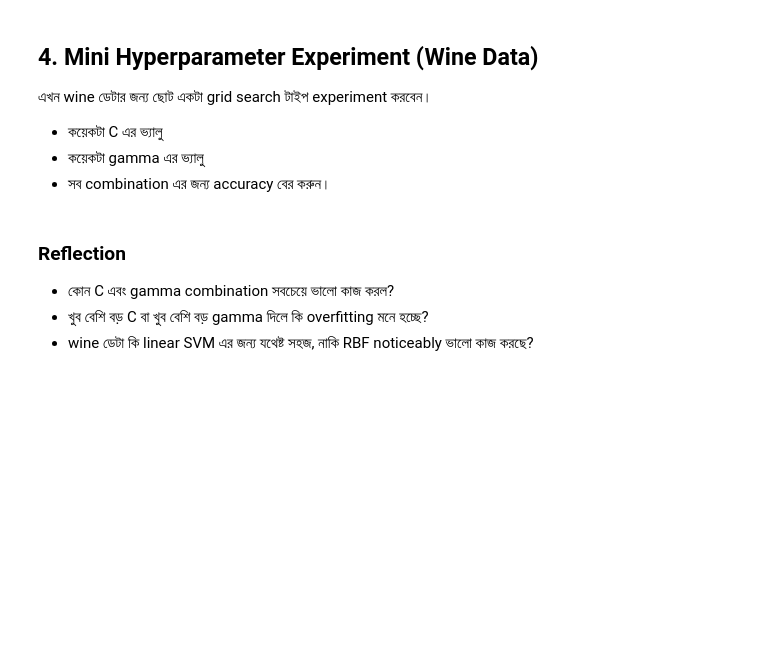
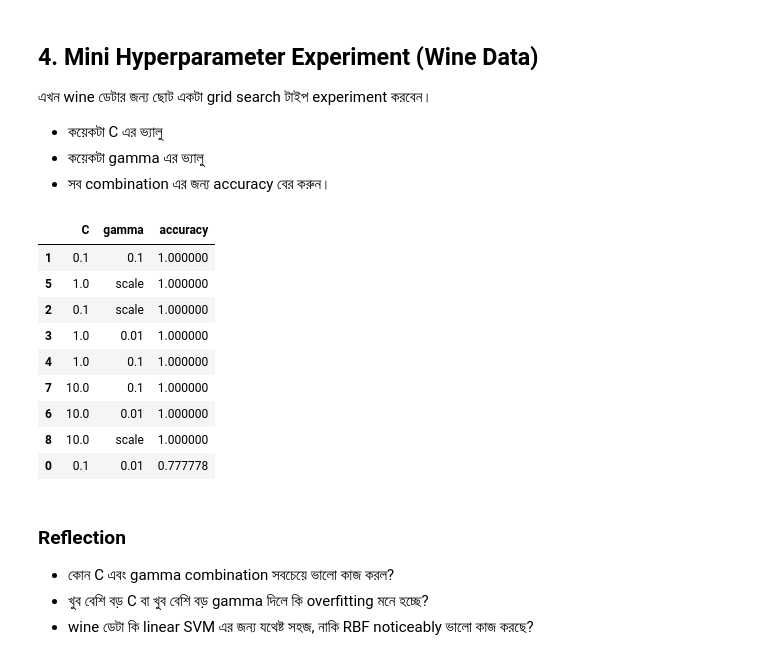
Before and after one commit to sonjoy1s/ML, a Jupyter notebook: Module_15_Practice.ipynb, the cells around one changed output. Cells and saved outputs as stored; diff of their text form; code cells hidden in the pictures; blank space fills up the shorter version.

```diff
--- a/Module_15_Practice.ipynb
+++ b/Module_15_Practice.ipynb
@@ -145,19 +145,17 @@ Feature names: ['alcohol', 'malic_acid', 'ash', 'alcalinity_of_ash', 'magnesium'
 # Use test_size around 0.2 and random_state=42
 
 # Then apply StandardScaler on the features
-
-# Xw_train, Xw_test, yw_train, yw_test = train_test_split(...)
-# scaler_wine = StandardScaler()
-# Xw_train_scaled = scaler_wine.fit_transform(Xw_train)
-# Xw_test_scaled = scaler_wine.transform(Xw_test)
+Xw_train, Xw_test, yw_train, yw_test = train_test_split(X_wine,y_wine,test_size=0.2,random_state=42)
+scaler_wine = StandardScaler()
+Xw_train_scaled = scaler_wine.fit_transform(Xw_train)
+Xw_test_scaled = scaler_wine.transform(Xw_test)
 # %%
 # 3.3 Train an SVM classifier with RBF kernel
 # TODO: create an SVC with kernel='rbf', C=1.0, gamma='scale'
 # Train it on the scaled training data
 # Then predict on the test set and compute accuracy
-
-# svc_wine = SVC(...)
-# svc_wine.fit(Xw_train_scaled, yw_train)
-# yw_pred = svc_wine.predict(Xw_test_scaled)
-# acc_wine = accuracy_score(yw_test, yw_pred)
-# print(f'Test accuracy (wine, RBF SVM): {acc_wine:.3f}')
+svc_wine = SVC(kernel='rbf',C=0.1,gamma='scale')
+svc_wine.fit(Xw_train_scaled, yw_train)
+yw_pred = svc_wine.predict(Xw_test_scaled)
+acc_wine = accuracy_score(yw_test, yw_pred)
+print(f'Test accuracy (wine, RBF SVM): {acc_wine:.3f}')
@@ -181,26 +195,37 @@ Feature names: ['alcohol', 'malic_acid', 'ash', 'alcalinity_of_ash', 'magnesium'
 # %%
 # 4.1 Manual loop over C and gamma
 # TODO: create small lists for C_values and gamma_values
 # For example: C_values = [0.1, 1, 10]
 # and gamma_values = [0.01, 0.1, 'scale']
 
 # For each pair (C, gamma), train an RBF SVM on the wine data
 # Store the test accuracy in a list of dictionaries
 # Finally, convert it to a DataFrame and sort by accuracy
 
-# C_values = [...]
-# gamma_values = [...]
-# results = []
-# for C in C_values:
-#     for gamma in gamma_values:
-#         model = SVC(kernel='rbf', C=C, gamma=gamma, random_state=42)
-#         model.fit(Xw_train_scaled, yw_train)
-#         y_pred = model.predict(Xw_test_scaled)
-#         acc = accuracy_score(yw_test, y_pred)
-#         results.append({'C': C, 'gamma': gamma, 'accuracy': acc})
+C_values = [0.1,1,10]
+gamma_values = [0.01,0.1,'scale']
+results = []
+for C in C_values:
+  for gamma in gamma_values:
+      model = SVC(kernel='rbf', C=C, gamma=gamma, random_state=42)
+      model.fit(Xw_train_scaled, yw_train)
+      y_pred = model.predict(Xw_test_scaled)
+      acc = accuracy_score(yw_test, y_pred)
+      results.append({'C': C, 'gamma': gamma, 'accuracy': acc})
 
-# df_results = pd.DataFrame(results)
-# df_results.sort_values('accuracy', ascending=False)
+df_results = pd.DataFrame(results)
+df_results.sort_values('accuracy', ascending=False)
+# %% [output]
+|  | C | gamma | accuracy |
+| 1 | 0.1 | 0.1 | 1.000000 |
+| 5 | 1.0 | scale | 1.000000 |
+| 2 | 0.1 | scale | 1.000000 |
+| 3 | 1.0 | 0.01 | 1.000000 |
+| 4 | 1.0 | 0.1 | 1.000000 |
+| 7 | 10.0 | 0.1 | 1.000000 |
+| 6 | 10.0 | 0.01 | 1.000000 |
+| 8 | 10.0 | scale | 1.000000 |
+| 0 | 0.1 | 0.01 | 0.777778 |
 # %% [markdown]
 ### Reflection
 - কোন C এবং gamma combination সবচেয়ে ভালো কাজ করল?
```
Also changed, not shown: parts of 2 cells of this notebook.
